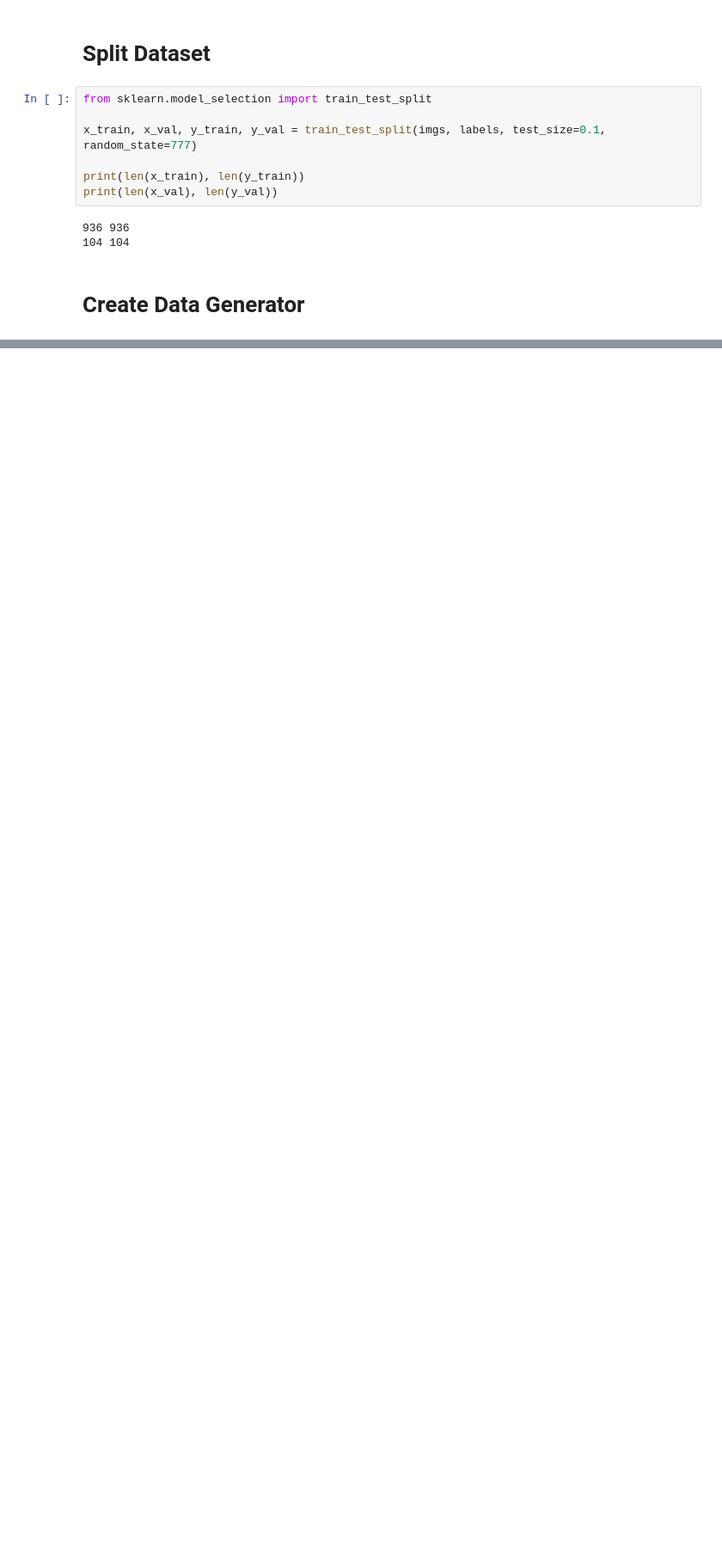
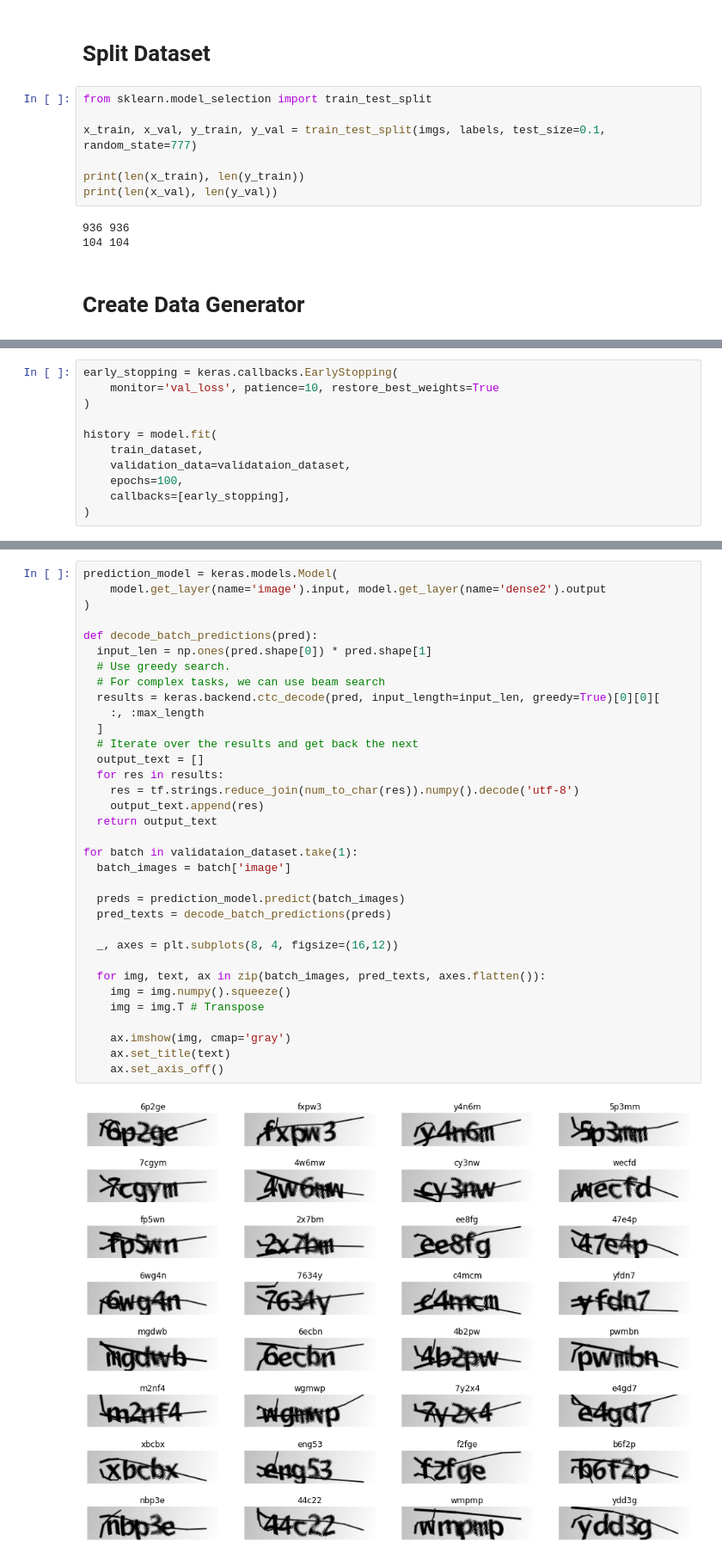
Before and after one commit to sgwlee96/CNN, a Jupyter notebook: CAPTCHA_Cracker_Exercise.ipynb, the cells around one changed output, grey strips where cells are left out. Shown at 86% size. Cells and saved outputs as stored; diff of their text form; blank space fills up the shorter version.

```diff
--- a/CAPTCHA_Cracker_Exercise.ipynb
+++ b/CAPTCHA_Cracker_Exercise.ipynb
@@ -169,0 +352,11 @@ img_height = 50
+# %%
+early_stopping = keras.callbacks.EarlyStopping(
+    monitor='val_loss', patience=10, restore_best_weights=True
+)
+
+history = model.fit(
+    train_dataset,
+    validation_data=validataion_dataset,
+    epochs=100,
+    callbacks=[early_stopping],
+)
@@ -169,0 +383,36 @@ img_height = 50
+# %%
+prediction_model = keras.models.Model(
+    model.get_layer(name='image').input, model.get_layer(name='dense2').output
+)
+
+def decode_batch_predictions(pred):
+  input_len = np.ones(pred.shape[0]) * pred.shape[1]
+  # Use greedy search.
+  # For complex tasks, we can use beam search
+  results = keras.backend.ctc_decode(pred, input_length=input_len, greedy=True)[0][0][
+    :, :max_length
+  ]
+  # Iterate over the results and get back the next
+  output_text = []
+  for res in results:
+    res = tf.strings.reduce_join(num_to_char(res)).numpy().decode('utf-8')
+    output_text.append(res)
+  return output_text
+
+for batch in validataion_dataset.take(1):
+  batch_images = batch['image']
+
+  preds = prediction_model.predict(batch_images)
+  pred_texts = decode_batch_predictions(preds)
+
+  _, axes = plt.subplots(8, 4, figsize=(16,12))
+
+  for img, text, ax in zip(batch_images, pred_texts, axes.flatten()):
+    img = img.numpy().squeeze()
+    img = img.T # Transpose
+
+    ax.imshow(img, cmap='gray')
+    ax.set_title(text)
+    ax.set_axis_off()
+# %% [output]
+[figure, added]
```
Also changed, not shown: parts of 20 cells of this notebook.
